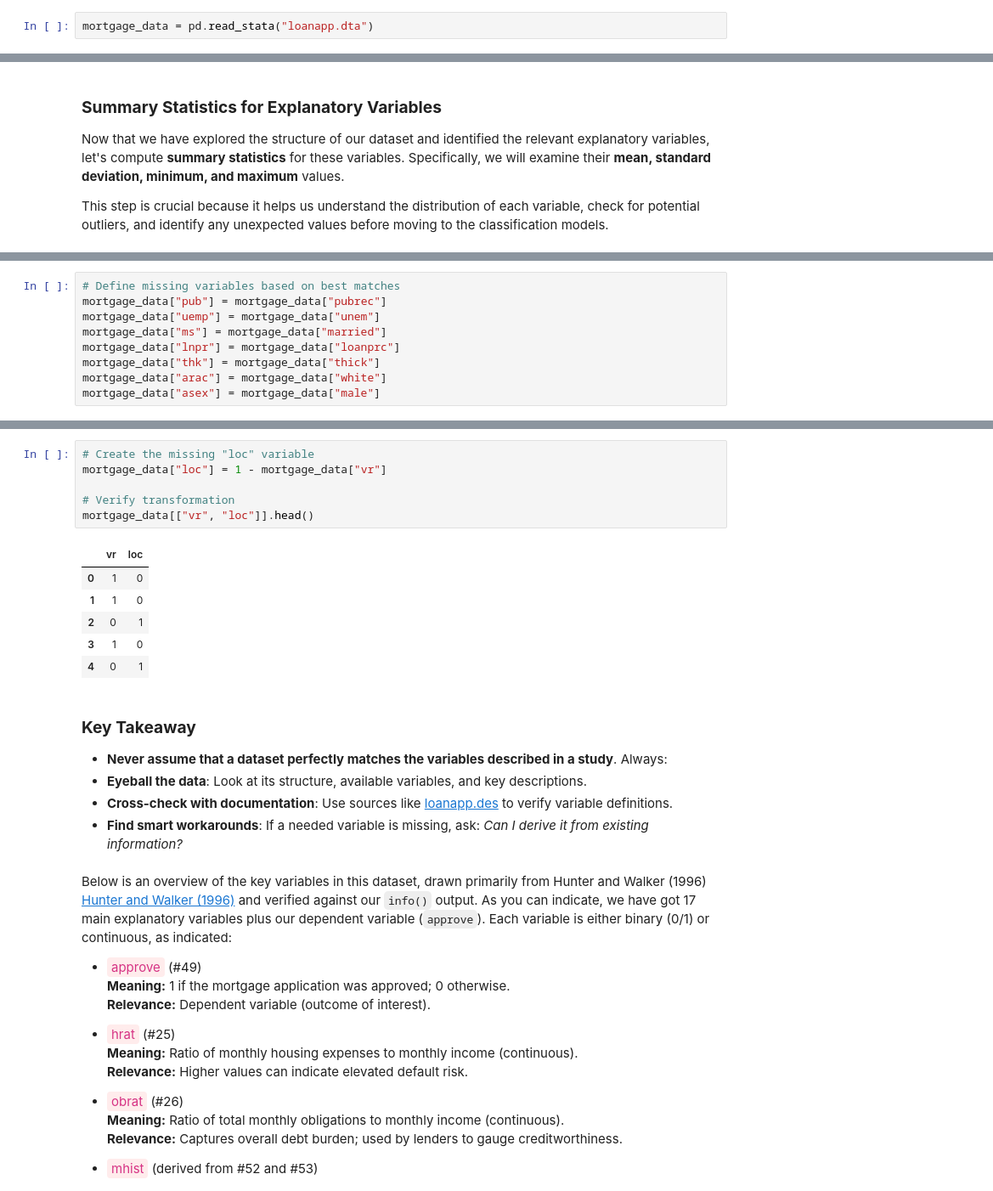
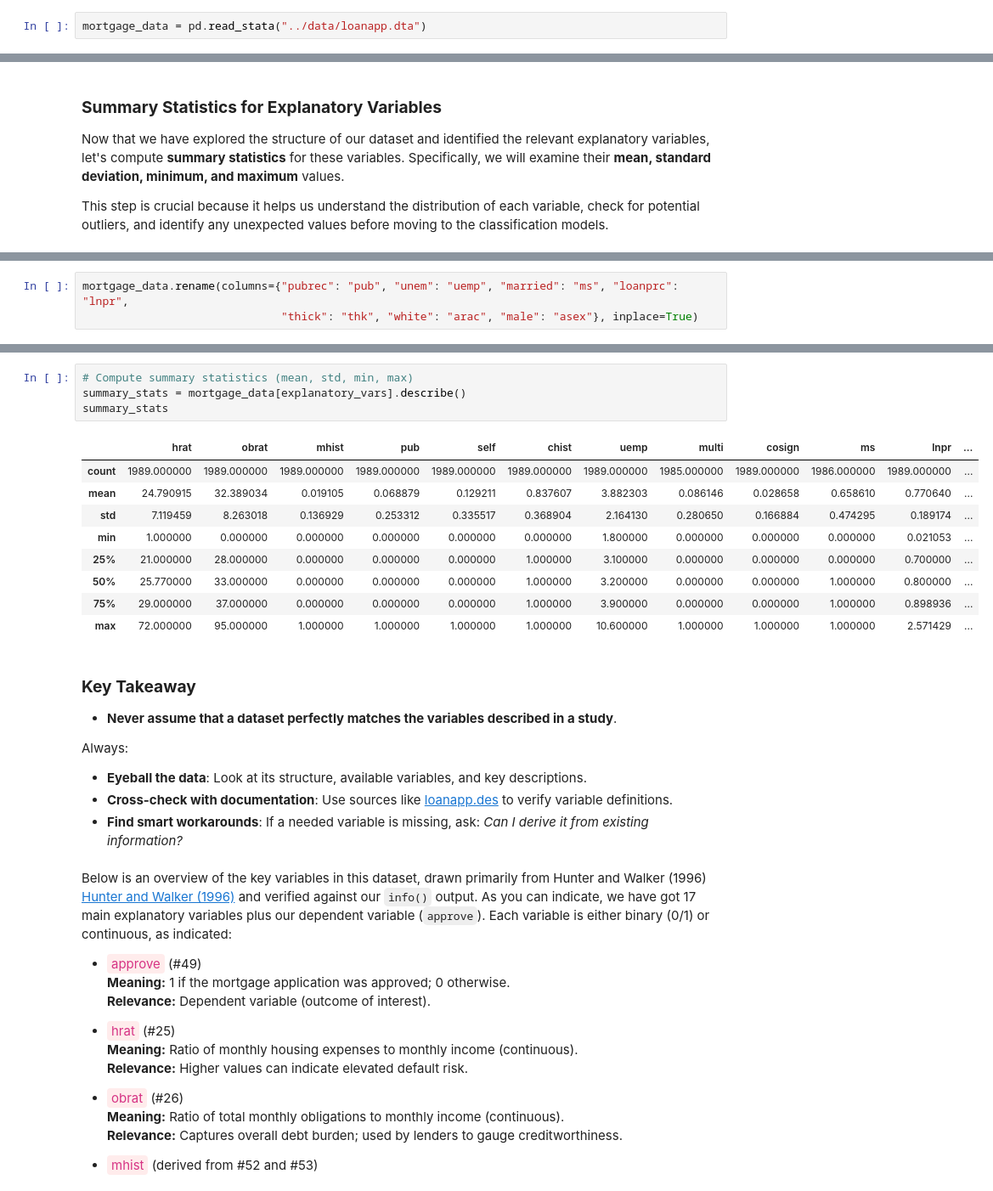
Before and after one commit to datasquad/ECLR, a Jupyter notebook: Py_Classification/Py_Classification_methods.ipynb, the cells around one changed output, grey strips where cells are left out. Shown at 85% size. Saved outputs shown, nothing was run; the diff lists cells and outputs as text.

```diff
--- a/Py_Classification/Py_Classification_methods.ipynb
+++ b/Py_Classification/Py_Classification_methods.ipynb
@@ -101,7 +86,7 @@ From an **economics of information** standpoint, lenders must **screen** applica
 ### Data Exploration
 Our dataset is stored as a Stata file (extension <span style="color:red; font-weight:bold;">.dta</span>). You can load it into a pandas DataFrame and perform initial checks on its structure:
 # %%
-mortgage_data = pd.read_stata("loanapp.dta")
+mortgage_data = pd.read_stata("../data/loanapp.dta")
 # %%
 # investigate the shape of the DataFrame (dimensions)
 mortgage_data.shape
@@ -219,9 +186,0 @@ Even though we identified the **best matches for each key variable**, **we haven
-# %%
-# Define missing variables based on best matches
-mortgage_data["pub"] = mortgage_data["pubrec"]
-mortgage_data["uemp"] = mortgage_data["unem"]
-mortgage_data["ms"] = mortgage_data["married"]
-mortgage_data["lnpr"] = mortgage_data["loanprc"]
-mortgage_data["thk"] = mortgage_data["thick"]
-mortgage_data["arac"] = mortgage_data["white"]
-mortgage_data["asex"] = mortgage_data["male"]
@@ -227,0 +194,3 @@ mortgage_data["asex"] = mortgage_data["male"]
+# %%
+mortgage_data.rename(columns={"pubrec": "pub", "unem": "uemp", "married": "ms", "loanprc": "lnpr",
+                              "thick": "thk", "white": "arac", "male": "asex"}, inplace=True)
@@ -256,21 +207,24 @@ This transformation ensures `"loc"` is correctly aligned with the study.
-# %%
-# Create the missing "loc" variable
-mortgage_data["loc"] = 1 - mortgage_data["vr"]
-
-# Verify transformation
-mortgage_data[["vr", "loc"]].head()
-# %% [output]
-|  | vr | loc |
-| 0 | 1 | 0 |
-| 1 | 1 | 0 |
-| 2 | 0 | 1 |
-| 3 | 1 | 0 |
-| 4 | 0 | 1 |
+# %%
+# Compute summary statistics (mean, std, min, max)
+summary_stats = mortgage_data[explanatory_vars].describe()
+summary_stats
+# %% [output]
+|  | hrat | obrat | mhist | pub | self | chist | uemp | multi | cosign | ms | lnpr | ... |
+| count | 1989.000000 | 1989.000000 | 1989.000000 | 1989.000000 | 1989.000000 | 1989.000000 | 1989.000000 | 1985.000000 | 1989.000000 | 1986.000000 | 1989.000000 | ... |
+| mean | 24.790915 | 32.389034 | 0.019105 | 0.068879 | 0.129211 | 0.837607 | 3.882303 | 0.086146 | 0.028658 | 0.658610 | 0.770640 | ... |
+| std | 7.119459 | 8.263018 | 0.136929 | 0.253312 | 0.335517 | 0.368904 | 2.164130 | 0.280650 | 0.166884 | 0.474295 | 0.189174 | ... |
+| min | 1.000000 | 0.000000 | 0.000000 | 0.000000 | 0.000000 | 0.000000 | 1.800000 | 0.000000 | 0.000000 | 0.000000 | 0.021053 | ... |
+| 25% | 21.000000 | 28.000000 | 0.000000 | 0.000000 | 0.000000 | 1.000000 | 3.100000 | 0.000000 | 0.000000 | 0.000000 | 0.700000 | ... |
+| 50% | 25.770000 | 33.000000 | 0.000000 | 0.000000 | 0.000000 | 1.000000 | 3.200000 | 0.000000 | 0.000000 | 1.000000 | 0.800000 | ... |
+| 75% | 29.000000 | 37.000000 | 0.000000 | 0.000000 | 0.000000 | 1.000000 | 3.900000 | 0.000000 | 0.000000 | 1.000000 | 0.898936 | ... |
+| max | 72.000000 | 95.000000 | 1.000000 | 1.000000 | 1.000000 | 1.000000 | 10.600000 | 1.000000 | 1.000000 | 1.000000 | 2.571429 | ... |
 # %% [markdown]
 
 ### **Key Takeaway**
 
-- **Never assume that a dataset perfectly matches the variables described in a study**. Always:
+- **Never assume that a dataset perfectly matches the variables described in a study**.
+
+Always:
 - **Eyeball the data**: Look at its structure, available variables, and key descriptions.
 - **Cross-check with documentation**: Use sources like [loanapp.des](http://fmwww.bc.edu/ec-p/data/wooldridge/loanapp.des) to verify variable definitions.
 - **Find smart workarounds**: If a needed variable is missing, ask: *Can I derive it from existing information?*
```
Also changed, not shown: parts of 55 cells of this notebook, 7 other files.
